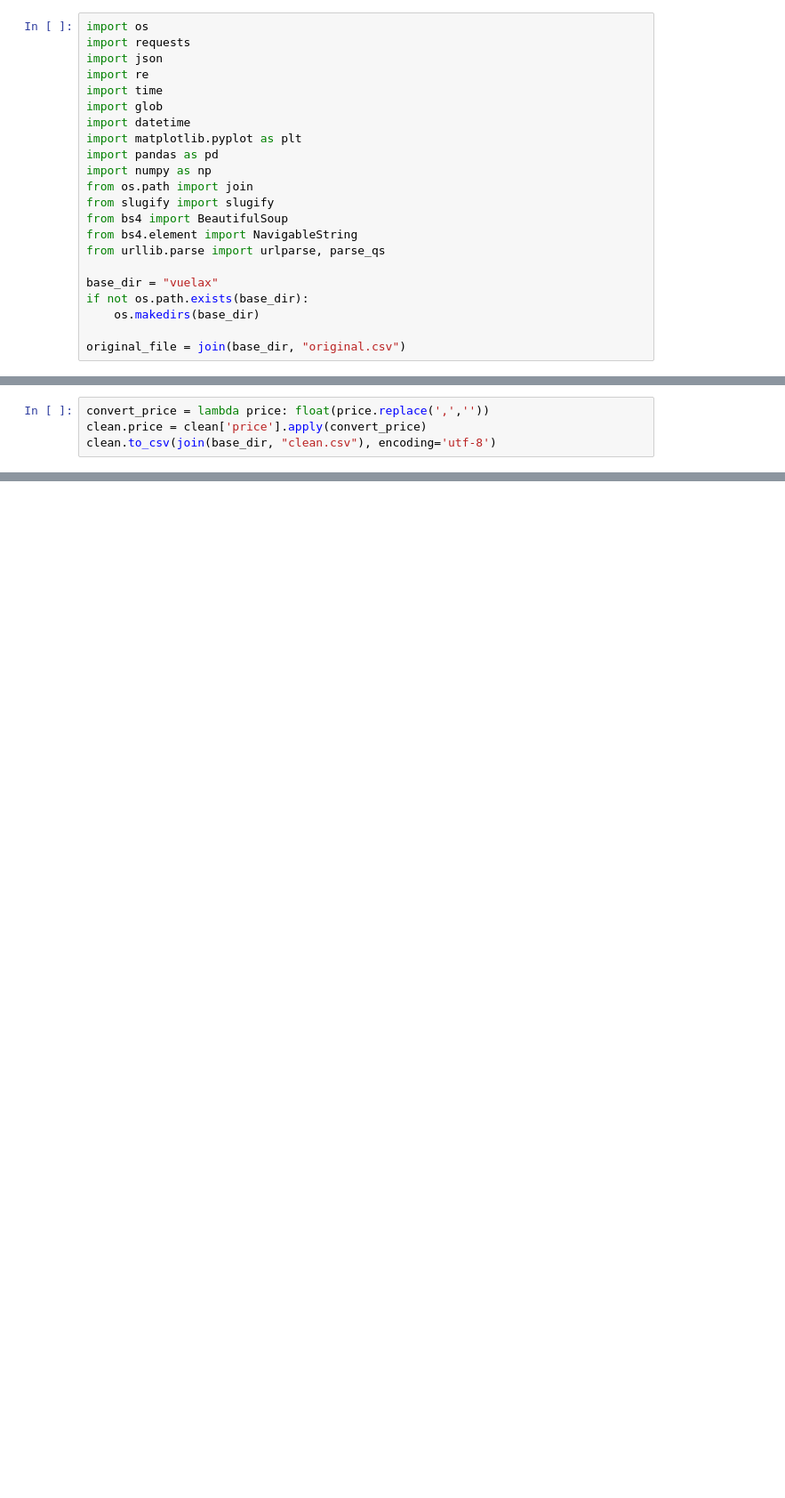
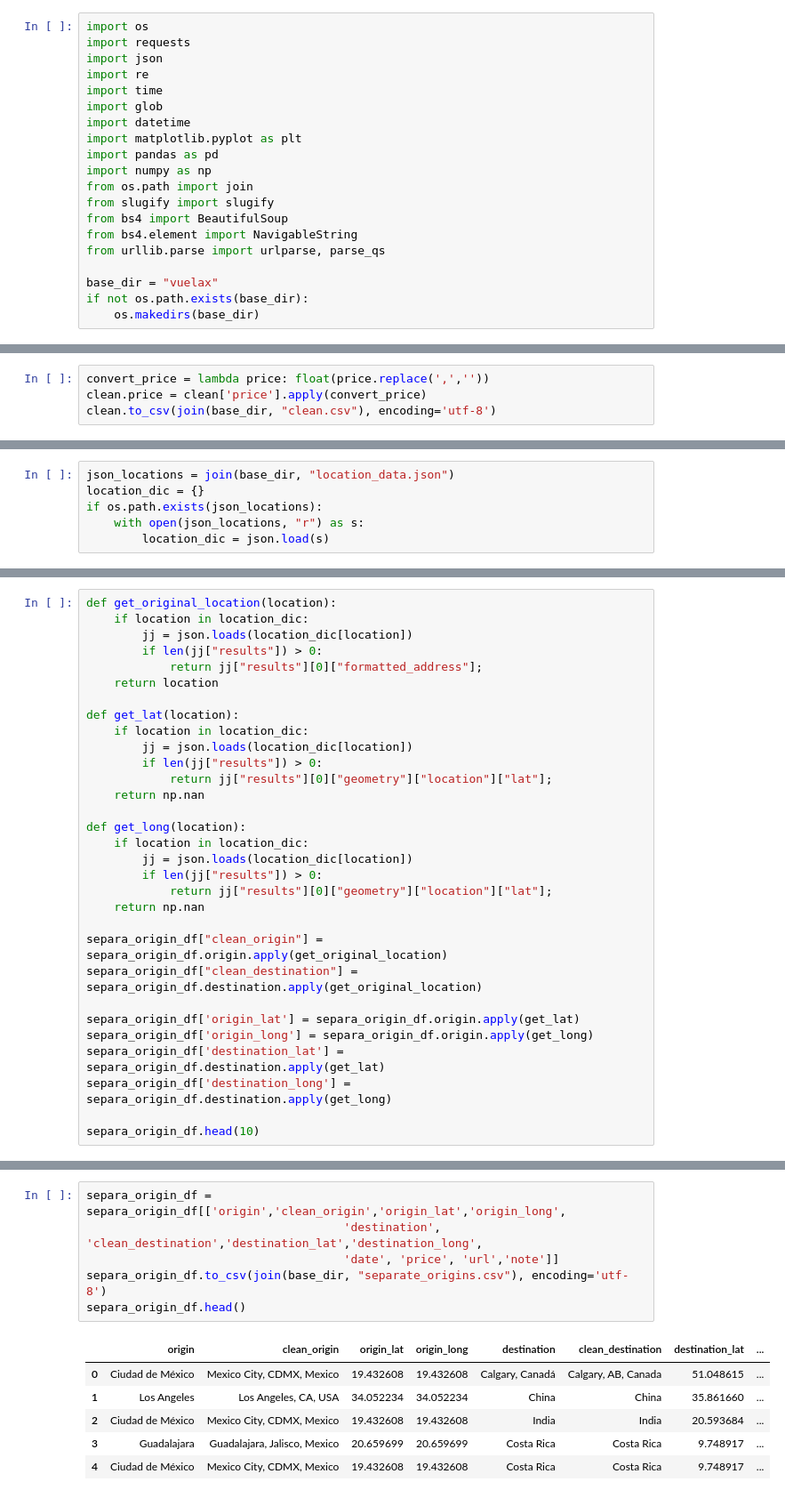
Before and after one commit to thatcsharpguy/datasets, a Jupyter notebook: vuelax.ipynb, the cells around one changed output, grey strips where cells are left out. Shown at 89% size. Cells and saved outputs as stored; diff of their text form; blank space fills up the shorter version.

```diff
--- a/vuelax.ipynb
+++ b/vuelax.ipynb
@@ -18,8 +18,6 @@ from urllib.parse import urlparse, parse_qs
 base_dir = "vuelax"
 if not os.path.exists(base_dir):
     os.makedirs(base_dir)
-
-original_file = join(base_dir, "original.csv")
 # %%
 months = {'enero':1, 'febrero':2, 'marzo':3,
           'abril':4, 'mayo':5, 'junio':6,
@@ -221,0 +258,6 @@ print(dest)
+# %%
+json_locations = join(base_dir, "location_data.json")
+location_dic = {}
+if os.path.exists(json_locations):
+    with open(json_locations, "r") as s:
+        location_dic = json.load(s)
@@ -221,0 +293,31 @@ print(dest)
+# %%
+def get_original_location(location):
+    if location in location_dic:
+        jj = json.loads(location_dic[location])
+        if len(jj["results"]) > 0:
+            return jj["results"][0]["formatted_address"];
+    return location
+
+def get_lat(location):
+    if location in location_dic:
+        jj = json.loads(location_dic[location])
+        if len(jj["results"]) > 0:
+            return jj["results"][0]["geometry"]["location"]["lat"];
+    return np.nan
+
+def get_long(location):
+    if location in location_dic:
+        jj = json.loads(location_dic[location])
+        if len(jj["results"]) > 0:
+            return jj["results"][0]["geometry"]["location"]["lat"];
+    return np.nan
+
+separa_origin_df["clean_origin"] = separa_origin_df.origin.apply(get_original_location)
+separa_origin_df["clean_destination"] = separa_origin_df.destination.apply(get_original_location)
+
+separa_origin_df['origin_lat'] = separa_origin_df.origin.apply(get_lat)
+separa_origin_df['origin_long'] = separa_origin_df.origin.apply(get_long)
+separa_origin_df['destination_lat'] = separa_origin_df.destination.apply(get_lat)
+separa_origin_df['destination_long'] = separa_origin_df.destination.apply(get_long)
+
+separa_origin_df.head(10)
@@ -221,0 +336,13 @@ print(dest)
+# %%
+separa_origin_df = separa_origin_df[['origin','clean_origin','origin_lat','origin_long',
+                                     'destination', 'clean_destination','destination_lat','destination_long',
+                                     'date', 'price', 'url','note']]
+separa_origin_df.to_csv(join(base_dir, "separate_origins.csv"), encoding='utf-8')
+separa_origin_df.head()
+# %% [output]
+|  | origin | clean_origin | origin_lat | origin_long | destination | clean_destination | destination_lat | ... |
+| 0 | Ciudad de México | Mexico City, CDMX, Mexico | 19.432608 | 19.432608 | Calgary, Canadá | Calgary, AB, Canada | 51.048615 | ... |
+| 1 | Los Angeles | Los Angeles, CA, USA | 34.052234 | 34.052234 | China | China | 35.861660 | ... |
+| 2 | Ciudad de México | Mexico City, CDMX, Mexico | 19.432608 | 19.432608 | India | India | 20.593684 | ... |
+| 3 | Guadalajara | Guadalajara, Jalisco, Mexico | 20.659699 | 20.659699 | Costa Rica | Costa Rica | 9.748917 | ... |
+| 4 | Ciudad de México | Mexico City, CDMX, Mexico | 19.432608 | 19.432608 | Costa Rica | Costa Rica | 9.748917 | ... |
```
Also changed, not shown: parts of 22 cells of this notebook, 1 other file.
